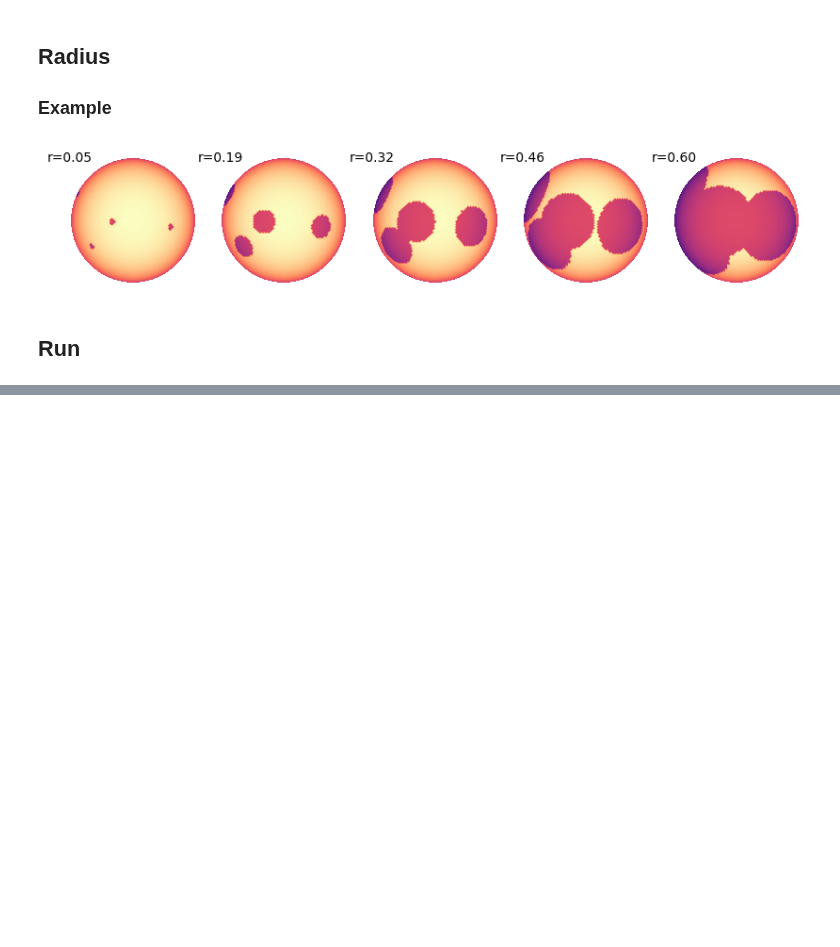
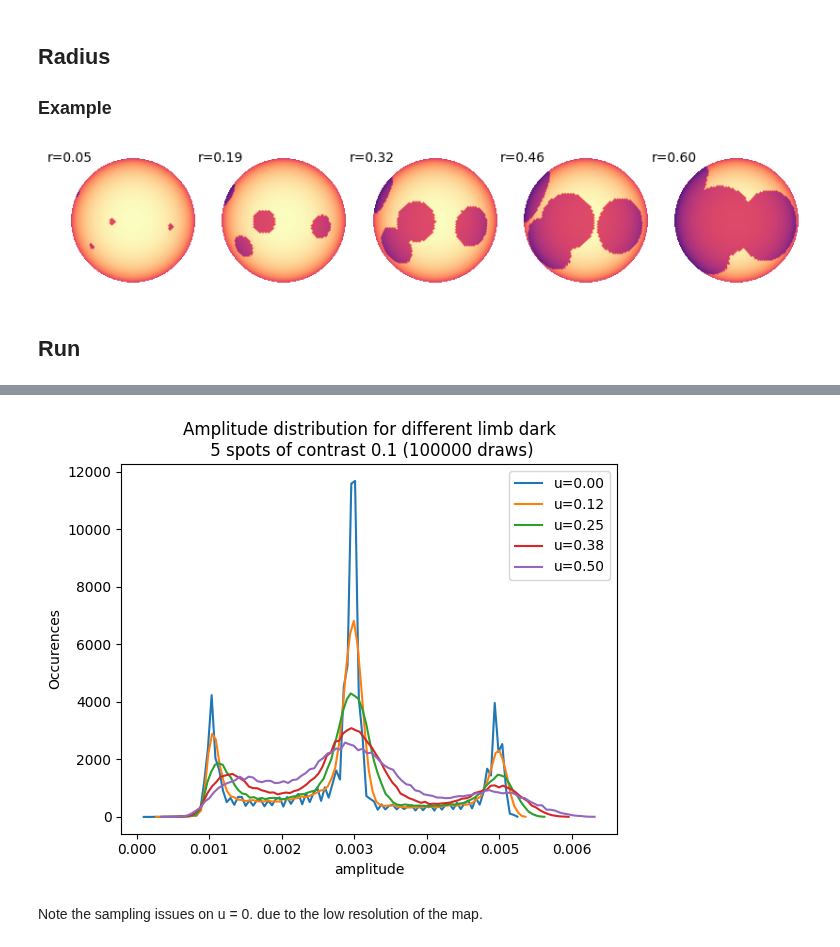
Before and after one commit to lgrcia/spotter, a Jupyter notebook: docs/experiments.ipynb, the cells around one changed output, grey strips where cells are left out. Saved outputs shown, nothing was run; the diff lists cells and outputs as text; code cells hidden in the pictures; blank space fills up the shorter version.

Commit message:
docs: add lim-dark comparison

```diff
--- a/docs/experiments.ipynb
+++ b/docs/experiments.ipynb
@@ -152,0 +168,31 @@ Text(0.5, 1.0, 'Amplitude distribution for different spot radii\n 4 spots of con
+# %%
+results = {}
+
+np.random.seed(3)
+
+for u in np.linspace(0.0, 0.5, 5):
+    amplitudes = []
+    star = Star(u=[u], N=2**5)
+    amplitude = star.jax_amplitude(resolution=20)
+    for i in range(draws):
+        star.clear_surface()
+        theta, phi = uniform(5)
+        star.add_spot(theta, phi, 0.1, 0.2)
+        amplitudes.append(amplitude(star.map_spot))
+    amplitudes = np.array(amplitudes)
+    results[u] = amplitudes
+# %%
+for u, amplitudes in results.items():
+    x, bins = np.histogram(amplitudes, bins=100)
+    plt.plot(bins[:-1], x, label=f"u={u:.2f}")
+
+plt.legend()
+plt.xlabel("amplitude")
+plt.ylabel("Occurences")
+_ = plt.title(
+    f"Amplitude distribution for different limb dark\n 5 spots of radius 0.1 rad and contrast 0.2 ({draws} draws)"
+)
+# %% [output]
+[figure, added]
+# %% [markdown]
+Note the sampling issues on u = 0. due to the low resolution of the map.
```
Also changed, not shown: parts of 10 cells of this notebook.
